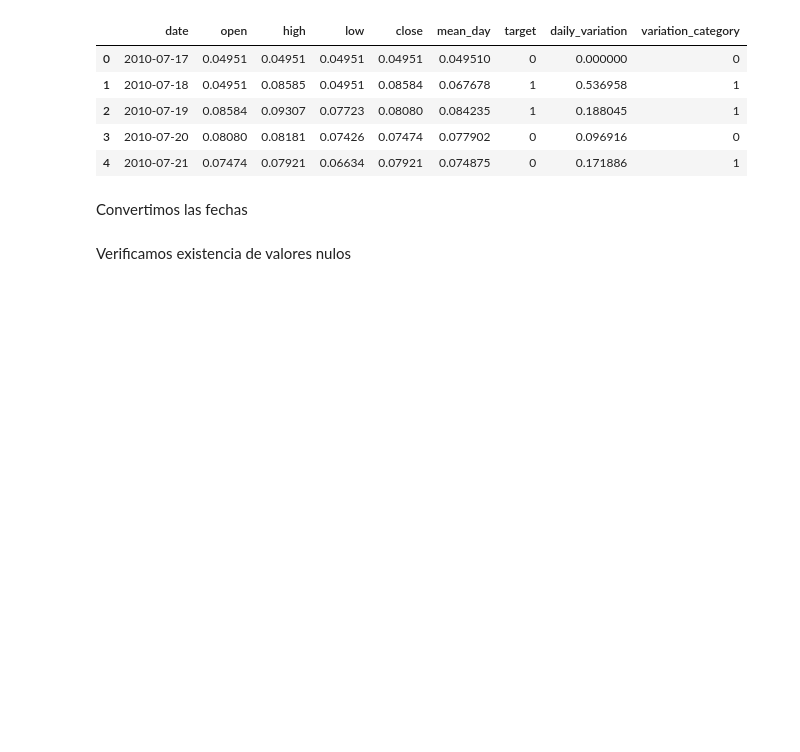
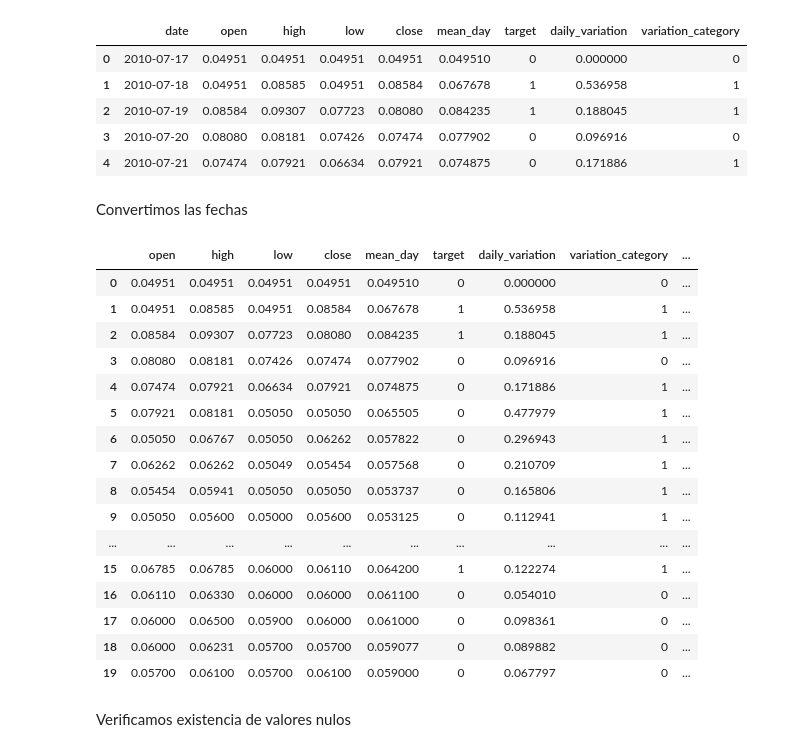
Before and after one commit to estefa02/TA061_TP_GRUPO14, a Jupyter notebook: TA061_TP_GRUPO14.ipynb, the cells around one changed output. Drawn from its saved outputs; the diff is of its cells as text; code cells hidden in the pictures; blank space fills up the shorter version.

```diff
--- a/TA061_TP_GRUPO14.ipynb
+++ b/TA061_TP_GRUPO14.ipynb
@@ -172,9 +177,29 @@ Convertimos las fechas
 # %%
 data_btc['day_of_week'] = pd.to_datetime(data_btc['date']).dt.dayofweek
 data_btc['month'] = pd.to_datetime(data_btc['date']).dt.month
 data_btc['year'] = pd.to_datetime(data_btc['date']).dt.year
 
 data_btc = data_btc.drop(columns=['date'])
+
+data_btc.head(20)
+# %% [output]
+|  | open | high | low | close | mean_day | target | daily_variation | variation_category | ... |
+| 0 | 0.04951 | 0.04951 | 0.04951 | 0.04951 | 0.049510 | 0 | 0.000000 | 0 | ... |
+| 1 | 0.04951 | 0.08585 | 0.04951 | 0.08584 | 0.067678 | 1 | 0.536958 | 1 | ... |
+| 2 | 0.08584 | 0.09307 | 0.07723 | 0.08080 | 0.084235 | 1 | 0.188045 | 1 | ... |
+| 3 | 0.08080 | 0.08181 | 0.07426 | 0.07474 | 0.077902 | 0 | 0.096916 | 0 | ... |
+| 4 | 0.07474 | 0.07921 | 0.06634 | 0.07921 | 0.074875 | 0 | 0.171886 | 1 | ... |
+| 5 | 0.07921 | 0.08181 | 0.05050 | 0.05050 | 0.065505 | 0 | 0.477979 | 1 | ... |
+| 6 | 0.05050 | 0.06767 | 0.05050 | 0.06262 | 0.057822 | 0 | 0.296943 | 1 | ... |
+| 7 | 0.06262 | 0.06262 | 0.05049 | 0.05454 | 0.057568 | 0 | 0.210709 | 1 | ... |
+| 8 | 0.05454 | 0.05941 | 0.05050 | 0.05050 | 0.053737 | 0 | 0.165806 | 1 | ... |
+| 9 | 0.05050 | 0.05600 | 0.05000 | 0.05600 | 0.053125 | 0 | 0.112941 | 1 | ... |
+| ... | ... | ... | ... | ... | ... | ... | ... | ... | ... |
+| 15 | 0.06785 | 0.06785 | 0.06000 | 0.06110 | 0.064200 | 1 | 0.122274 | 1 | ... |
+| 16 | 0.06110 | 0.06330 | 0.06000 | 0.06000 | 0.061100 | 0 | 0.054010 | 0 | ... |
+| 17 | 0.06000 | 0.06500 | 0.05900 | 0.06000 | 0.061000 | 0 | 0.098361 | 0 | ... |
+| 18 | 0.06000 | 0.06231 | 0.05700 | 0.05700 | 0.059077 | 0 | 0.089882 | 0 | ... |
+| 19 | 0.05700 | 0.06100 | 0.05700 | 0.06100 | 0.059000 | 0 | 0.067797 | 0 | ... |
 # %% [markdown]
 Verificamos existencia de valores nulos
 # %%
```
Also changed, not shown: parts of 12 cells of this notebook, 1 other file.
